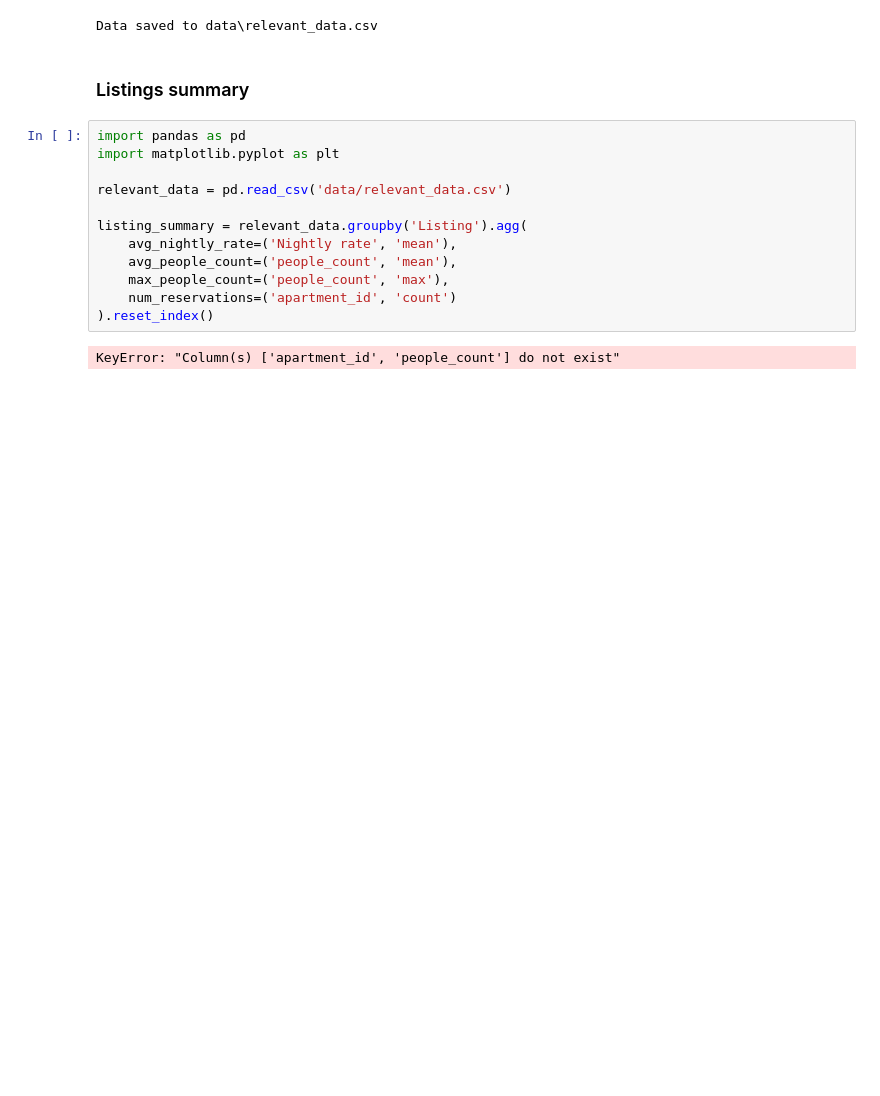
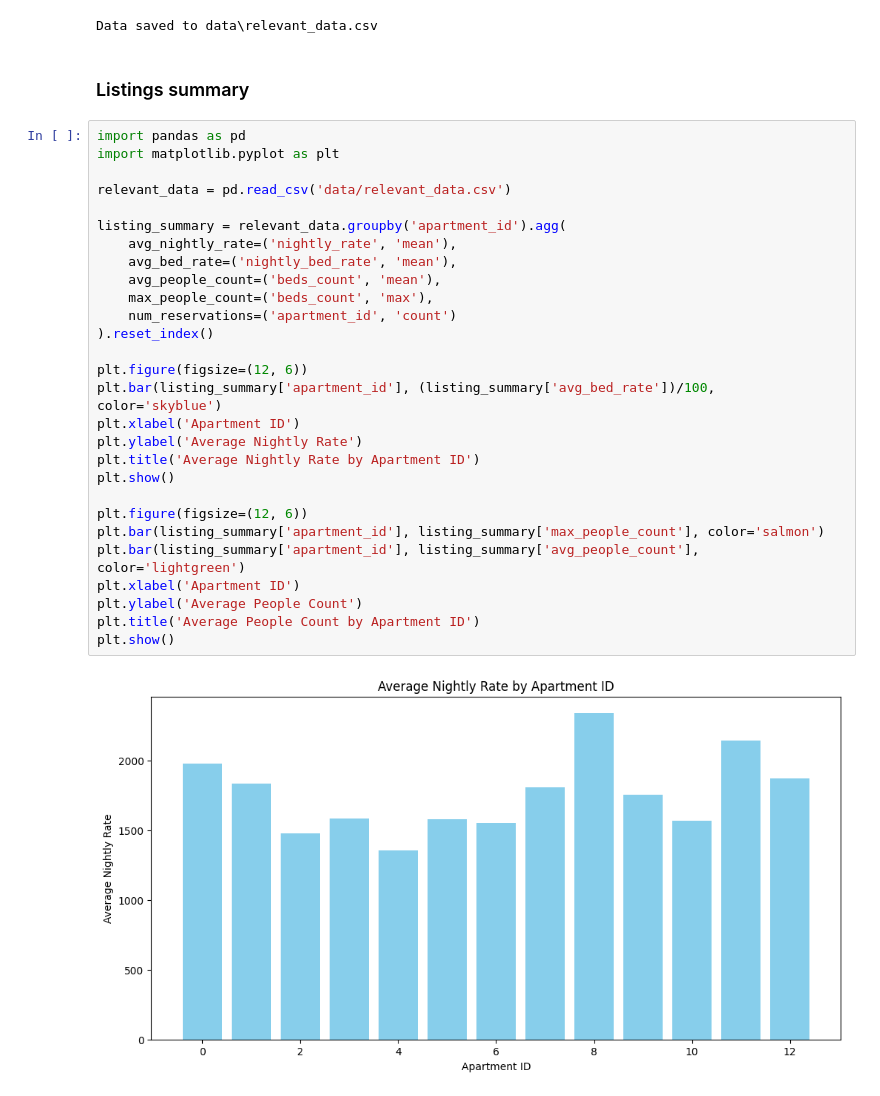
Before and after one commit to jednorukypilot/thesis, a Jupyter notebook: python/main.ipynb, the cells around one changed output. Saved outputs shown, nothing was run; the diff lists cells and outputs as text; blank space fills up the shorter version.

Commit message:
feat: listing summary

```diff
--- a/python/main.ipynb
+++ b/python/main.ipynb
@@ -46,14 +46,30 @@ Data saved to data\relevant_data.csv
 # %%
 import pandas as pd
 import matplotlib.pyplot as plt
 
 relevant_data = pd.read_csv('data/relevant_data.csv')
 
-listing_summary = relevant_data.groupby('Listing').agg(
-    avg_nightly_rate=('Nightly rate', 'mean'),
-    avg_people_count=('people_count', 'mean'),
-    max_people_count=('people_count', 'max'),
+listing_summary = relevant_data.groupby('apartment_id').agg(
+    avg_nightly_rate=('nightly_rate', 'mean'),
+    avg_bed_rate=('nightly_bed_rate', 'mean'),
+    avg_people_count=('beds_count', 'mean'),
+    max_people_count=('beds_count', 'max'),
     num_reservations=('apartment_id', 'count')
 ).reset_index()
+
+plt.figure(figsize=(12, 6))
+plt.bar(listing_summary['apartment_id'], (listing_summary['avg_bed_rate'])/100, color='skyblue')
+plt.xlabel('Apartment ID')
+plt.ylabel('Average Nightly Rate')
+plt.title('Average Nightly Rate by Apartment ID')
+plt.show()
+
+plt.figure(figsize=(12, 6))
+plt.bar(listing_summary['apartment_id'], listing_summary['max_people_count'], color='salmon')
+plt.bar(listing_summary['apartment_id'], listing_summary['avg_people_count'], color='lightgreen')
+plt.xlabel('Apartment ID')
+plt.ylabel('Average People Count')
+plt.title('Average People Count by Apartment ID')
+plt.show()
 # %% [output]
-KeyError: "Column(s) ['apartment_id', 'people_count'] do not exist"
+[figure, added]
```
Also changed, not shown: parts of 2 cells of this notebook, 4 other files.
